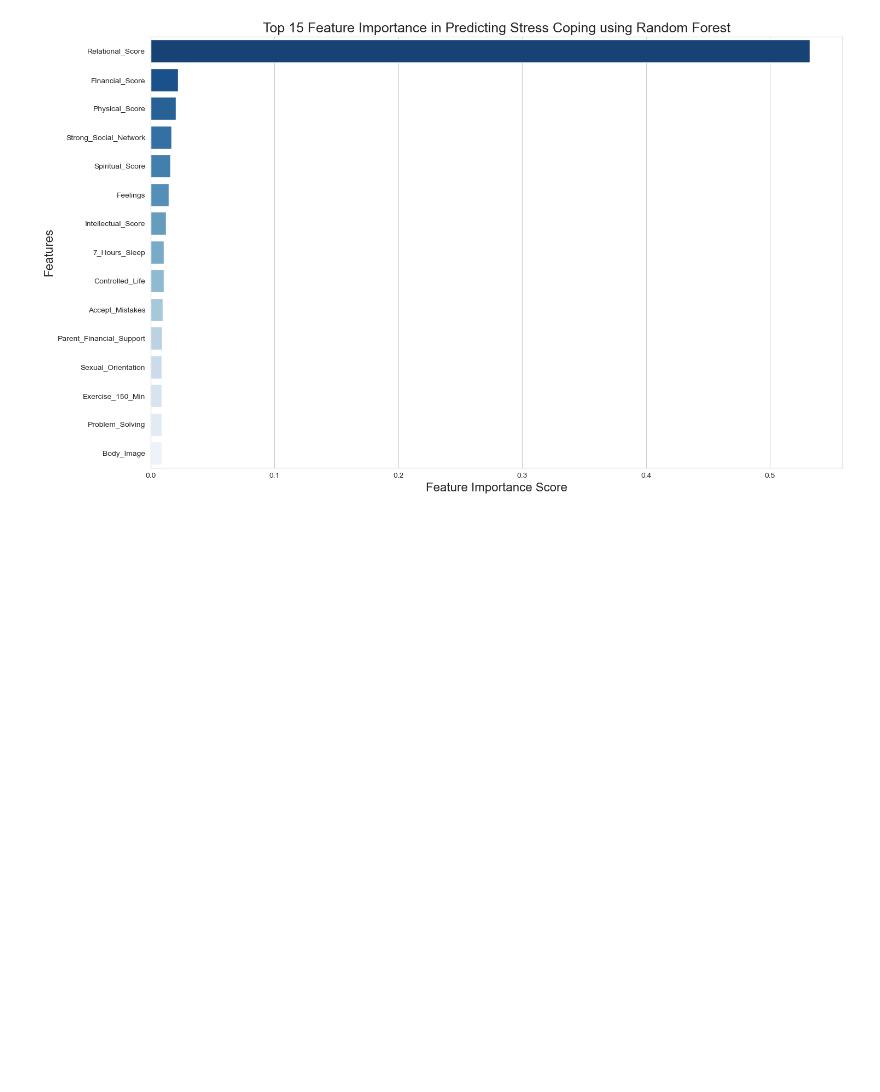
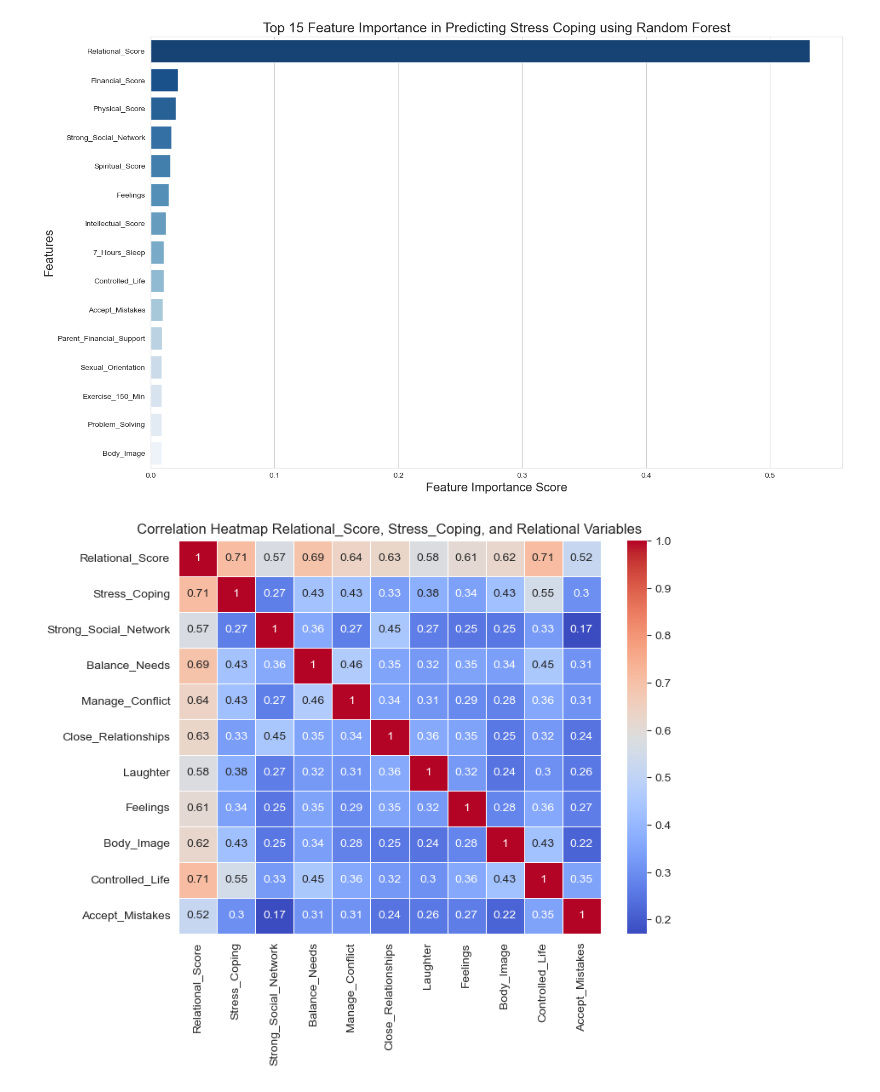
Before and after one commit to Matthew-Wolz/Physical-Health-Research, a Jupyter notebook: Notebook/Physical Health Research.ipynb, the cells around one changed output. Saved outputs shown, nothing was run; the diff lists cells and outputs as text; code cells hidden in the pictures; blank space fills up the shorter version.

```diff
--- a/Notebook/Physical Health Research.ipynb
+++ b/Notebook/Physical Health Research.ipynb
@@ -448,3 +448,15 @@ Passing `palette` without assigning `hue` is deprecated and will be removed in v
 
   sns.barplot(x="Importance", y="Feature", data=top_15_importance_df, palette="Blues_r")
 [figure]
+# %%
+# Observing why Relational_Score is so important to predicting Stress Coping
+
+corr = data[['Relational_Score', 'Stress_Coping', 'Strong_Social_Network', 'Balance_Needs', 'Manage_Conflict',
+            'Close_Relationships', 'Laughter', 'Feelings', 'Body_Image', 'Controlled_Life', 'Accept_Mistakes']].corr()
+
+plt.figure(figsize = (8, 6))
+sns.heatmap(corr, annot = True, cmap = "coolwarm", linewidths = 0.5)
+plt.title("Correlation Heatmap Relational_Score, Stress_Coping, and Relational Variables")
+plt.show()
+# %% [output]
+[figure, added]
```
Also changed, not shown: parts of 5 cells of this notebook.
